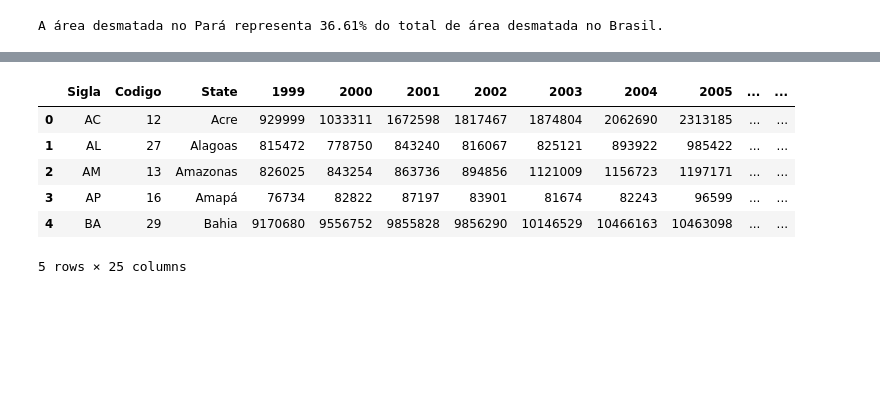
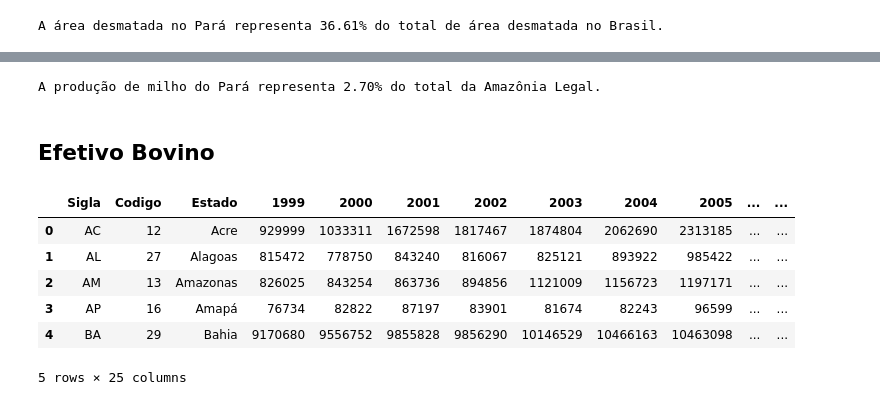
Before and after one commit to LABSensing/LabSesing-case-study, a Jupyter notebook: Impacto Econômico do Milho, Soja e Pecuária no Desmatamento no Pará/index.ipynb, the cells around one changed output, grey strips where cells are left out. Cells and saved outputs as stored; diff of their text form; code cells hidden in the pictures; blank space fills up the shorter version.

```diff
--- a/Impacto Econômico do Milho, Soja e Pecuária no Desmatamento no Pará/index.ipynb
+++ b/Impacto Econômico do Milho, Soja e Pecuária no Desmatamento no Pará/index.ipynb
@@ -813,8 +1047,15 @@ A área desmatada no Pará representa 36.61% do total de área desmatada no Bras
+# %%
+# Exibindo o resultado
+print(f"A produção de milho do Pará representa {proporcao_para_soja:.2f}% do total da Amazônia Legal.")
+# %% [output]
+A produção de milho do Pará representa 2.70% do total da Amazônia Legal.
+# %% [markdown]
+## Efetivo Bovino
 # %%
-df_gado = pd.read_excel("Rebanho-bovino/Cabeca-Gado(R$).xls")
-df_gado.head()
+df_bovino = pd.read_excel("./Rebanho-bovino/Efetivo - bovinos - quantidade.xls")
+df_bovino.head()
 # %% [output]
-|  | Sigla | Codigo | State | 1999 | 2000 | 2001 | 2002 | 2003 | 2004 | 2005 | ... | ... |
+|  | Sigla | Codigo | Estado | 1999 | 2000 | 2001 | 2002 | 2003 | 2004 | 2005 | ... | ... |
 | 0 | AC | 12 | Acre | 929999 | 1033311 | 1672598 | 1817467 | 1874804 | 2062690 | 2313185 | ... | ... |
 | 1 | AL | 27 | Alagoas | 815472 | 778750 | 843240 | 816067 | 825121 | 893922 | 985422 | ... | ... |
 | 2 | AM | 13 | Amazonas | 826025 | 843254 | 863736 | 894856 | 1121009 | 1156723 | 1197171 | ... | ... |
```
Also changed, not shown: parts of 36 cells of this notebook, 1 other file.
